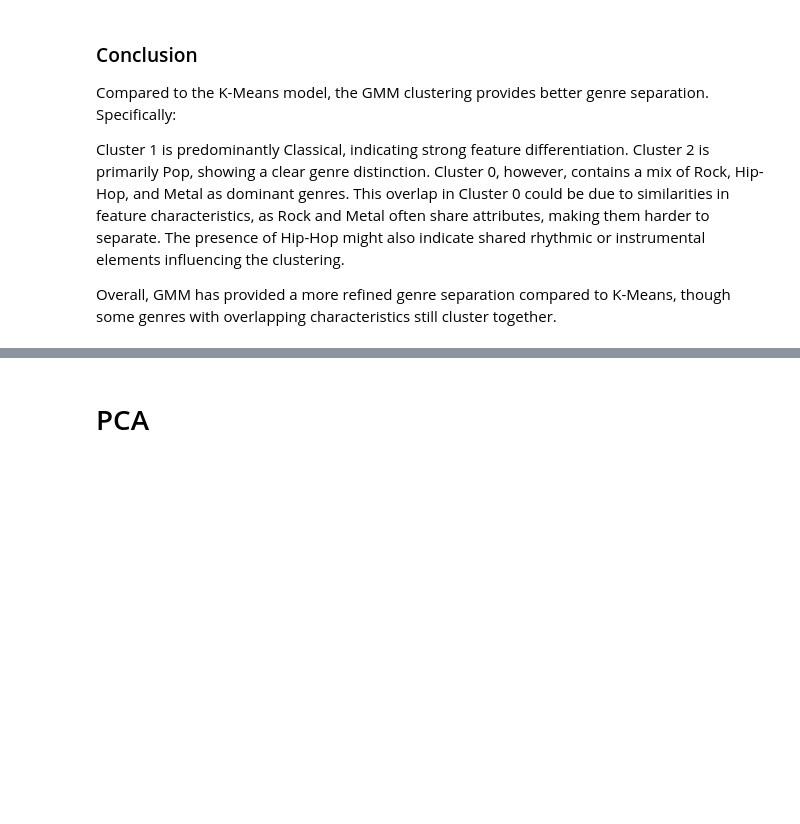
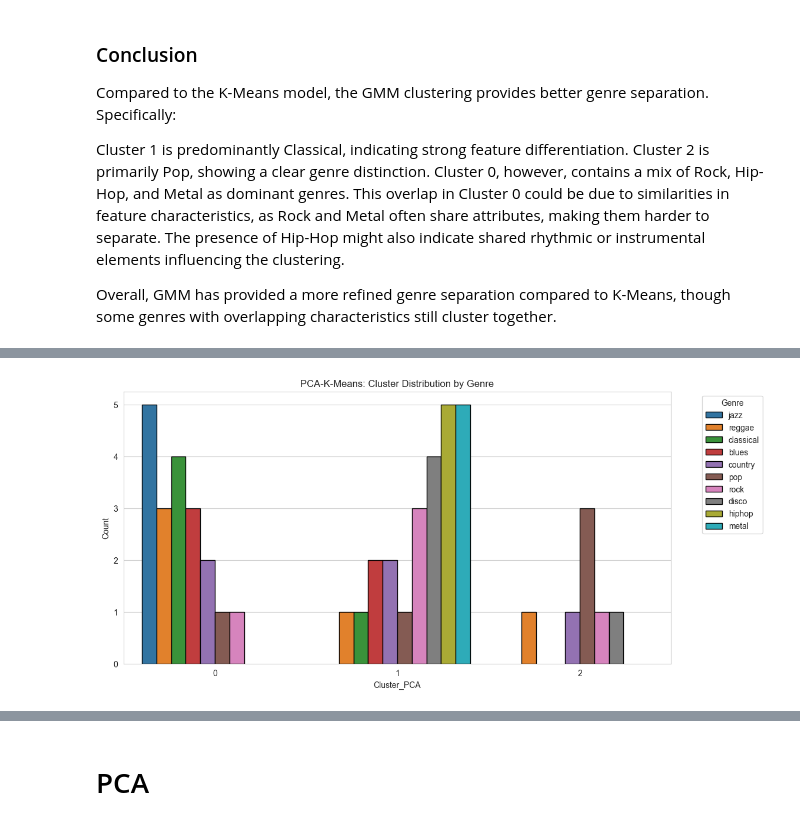
Before and after one commit to Akshay22087249/TurboAdventure, a Jupyter notebook: Main.ipynb, the cells around one changed output, grey strips where cells are left out. Saved outputs shown, nothing was run; the diff lists cells and outputs as text; code cells hidden in the pictures; blank space fills up the shorter version.

```diff
--- a/Main.ipynb
+++ b/Main.ipynb
@@ -1218,0 +1387,15 @@ Overall, GMM has provided a more refined genre separation compared to K-Means, t
+# %%
+# ChatGPT, 2025, Prompt 1: "how do i visualise clustering results?"
+# ChatGPT, 2025, Prompt 4: "how do i visualise count per cluster?"
+# Link : https://chatgpt.com/share/67cd9aa4-bd34-8001-b249-25baebc42f69
+
+plt.figure(figsize=(12, 6))
+sns.countplot(x="Cluster_PCA", hue="genre", data=labeled_pca_df, palette="tab10", edgecolor="black")
+plt.xlabel("Cluster_PCA")
+plt.ylabel("Count")
+plt.title("PCA-K-Means: Cluster Distribution by Genre")
+plt.legend(title="Genre", bbox_to_anchor=(1.05, 1), loc="upper left")
+plt.xticks(rotation=0)
+plt.show()
+# %% [output]
+[figure, added]
```
Also changed, not shown: parts of 14 cells of this notebook, 2 other files.
